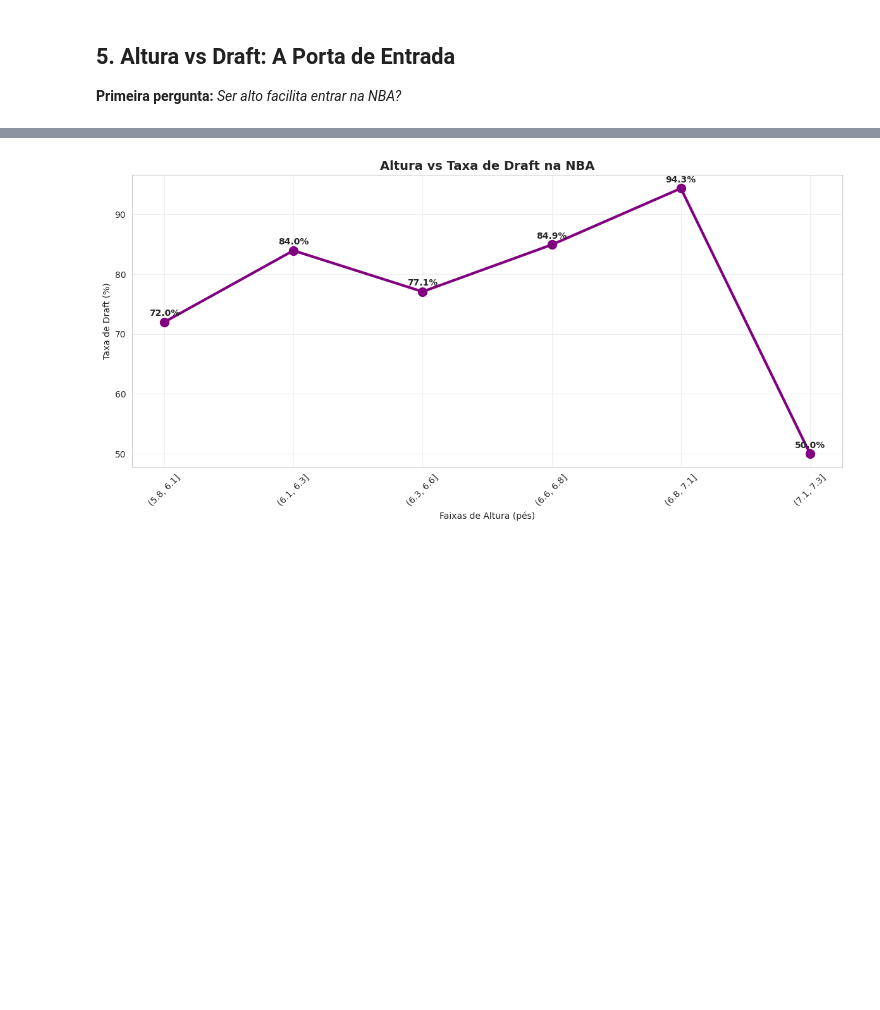
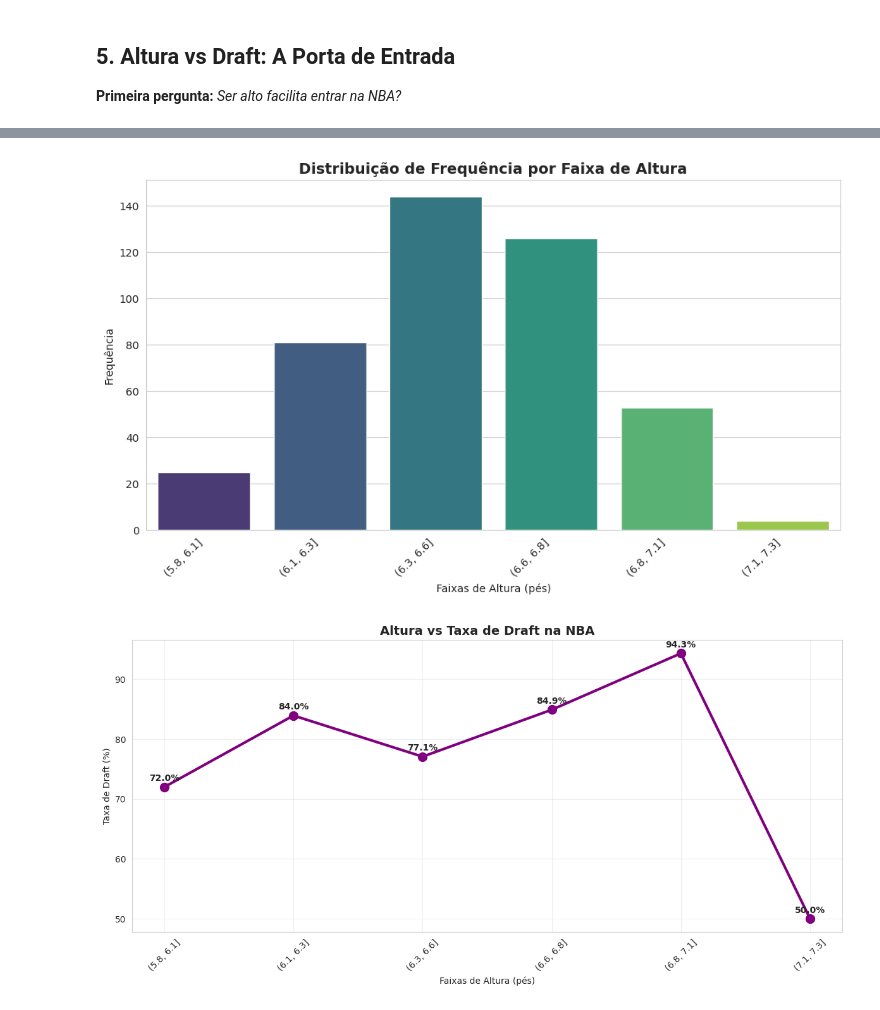
Before and after one commit to nise1301/NBA_stats, a Jupyter notebook: NBA_EDA.ipynb, the cells around one changed output, grey strips where cells are left out. Drawn from its saved outputs; the diff is of its cells as text; code cells hidden in the pictures; blank space fills up the shorter version.

```diff
--- a/NBA_EDA.ipynb
+++ b/NBA_EDA.ipynb
@@ -246 +275,20 @@ Nesta célula, usamos dois conceitos úteis:
+# %%
+# Gráfico de barras de frequencia por faixa de altura
+plt.figure(figsize=(10, 6))
+# Contar a frequência de cada faixa de altura
+contagem_faixas = dados['faixa_altura'].value_counts().reset_index()
+contagem_faixas.columns = ['faixa_altura', 'frequencia']
+
+# Ordenar as faixas para o plot
+contagem_faixas = contagem_faixas.sort_values('faixa_altura')
+
+sns.barplot(data=contagem_faixas, x='faixa_altura', y='frequencia', palette='viridis', hue='faixa_altura', legend=False)
+plt.xlabel('Faixas de Altura (pés)')
+plt.ylabel('Frequência')
+plt.title('Distribuição de Frequência por Faixa de Altura', fontsize=14, fontweight='bold')
+plt.xticks(rotation=45, ha='right')
+plt.tight_layout()
+plt.show()
+# %% [output]
+[figure, added]
 # %%
```
Also changed, not shown: parts of 5 cells of this notebook.
